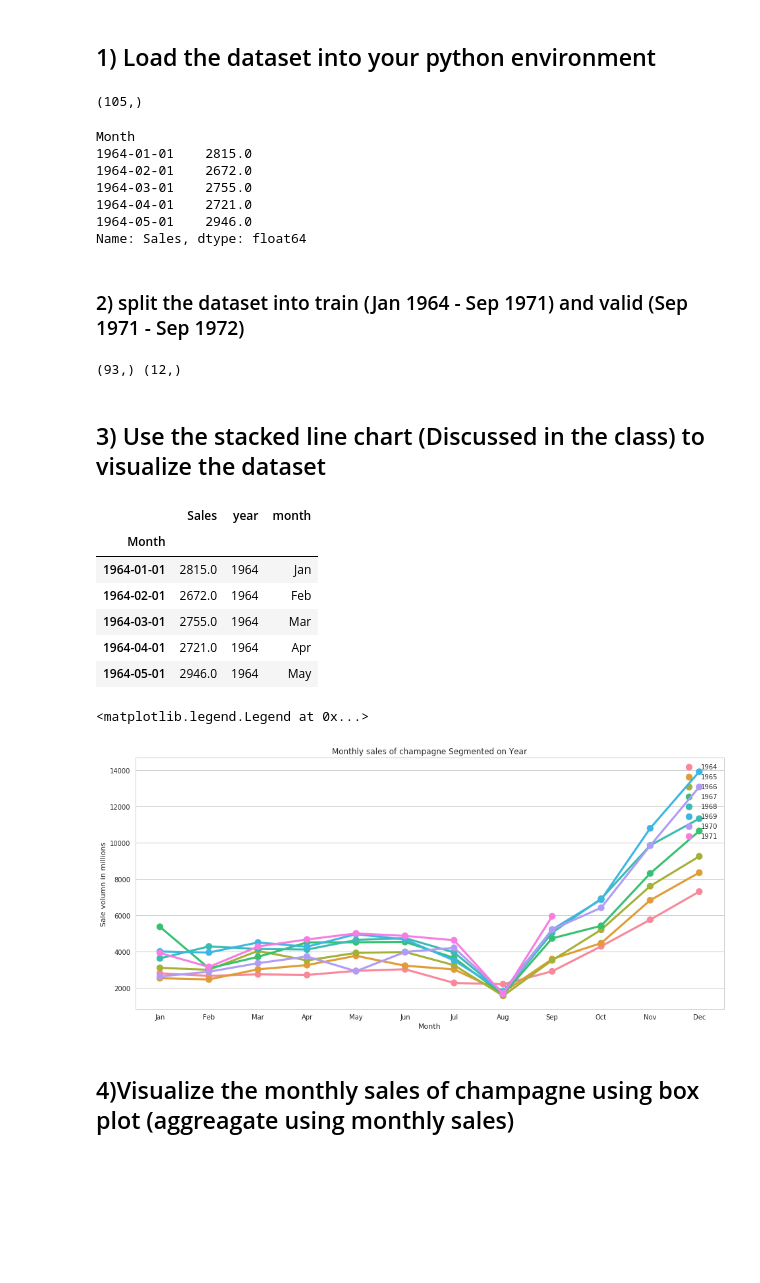
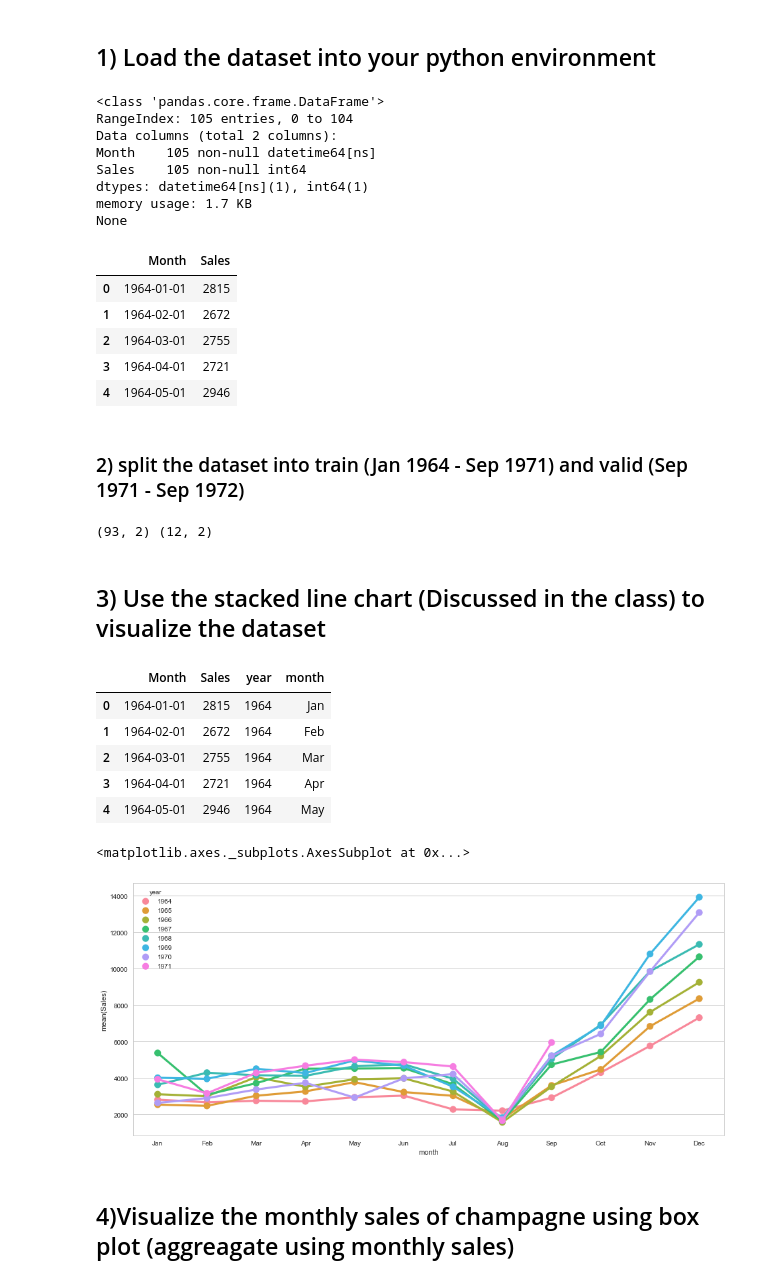
Before and after one commit to prakashjayy/Time_Series_Course, a Jupyter notebook: Project-1.ipynb, the cells around one changed output. Cells and saved outputs as stored; diff of their text form; code cells hidden in the pictures; blank space fills up the shorter version.

```diff
--- a/Project-1.ipynb
+++ b/Project-1.ipynb
@@ -48,54 +48,57 @@ def parser(x):
 # %% [markdown]
 ## 1) Load the dataset into your python environment
 # %%
-data = pd.Series.from_csv("data/perrin-freres-monthly-champagne.csv", header=0)
-print(data.shape)
-data.name = "Sales"
-data = data.apply(lambda x: np.float32(x))
+data = pd.read_csv("data/perrin-freres-monthly-champagne.csv")
+data["Month"] = pd.to_datetime(data["Month"])
+print(data.info())
 data.head()
 # %% [output]
-(105,)
+<class 'pandas.core.frame.DataFrame'>
+RangeIndex: 105 entries, 0 to 104
+Data columns (total 2 columns):
+Month    105 non-null datetime64[ns]
+Sales    105 non-null int64
+dtypes: datetime64[ns](1), int64(1)
+memory usage: 1.7 KB
+None
-Month
-1964-01-01    2815.0
-1964-02-01    2672.0
-1964-03-01    2755.0
-1964-04-01    2721.0
-1964-05-01    2946.0
-Name: Sales, dtype: float64
+|  | Month | Sales |
+| 0 | 1964-01-01 | 2815 |
+| 1 | 1964-02-01 | 2672 |
+| 2 | 1964-03-01 | 2755 |
+| 3 | 1964-04-01 | 2721 |
+| 4 | 1964-05-01 | 2946 |
 # %% [markdown]
 ### 2) split the dataset into train (Jan 1964 - Sep 1971) and valid (Sep 1971 - Sep 1972)
 # %%
-x_train = data[data.index <datetime.datetime(1971, 10, 1, 0, 0, 0)]
-x_valid = data[data.index >=datetime.datetime(1971, 10, 1, 0, 0, 0)]
+x_train = data[data["Month"] <datetime.datetime(1971, 10, 1, 0, 0, 0)]
+x_valid = data[data["Month"] >=datetime.datetime(1971, 10, 1, 0, 0, 0)]
 print(x_train.shape, x_valid.shape)
 # %% [output]
-(93,) (12,)
+(93, 2) (12, 2)
 # %% [markdown]
 ## 3) Use the stacked line chart (Discussed in the class) to visualize the dataset
 # %%
 ts = pd.DataFrame(x_train)
-ts["year"] = ts.index.to_series().dt.year
-ts["month"] = ts.index.to_series().dt.strftime('%b')
+ts["year"] = ts["Month"].dt.year
+ts["month"] = ts["Month"].dt.strftime('%b')
 ts.head()
 # %% [output]
-|  | Sales | year | month |
-| Month |  |  |  |
-| 1964-01-01 | 2815.0 | 1964 | Jan |
-| 1964-02-01 | 2672.0 | 1964 | Feb |
-| 1964-03-01 | 2755.0 | 1964 | Mar |
-| 1964-04-01 | 2721.0 | 1964 | Apr |
-| 1964-05-01 | 2946.0 | 1964 | May |
+|  | Month | Sales | year | month |
+| 0 | 1964-01-01 | 2815 | 1964 | Jan |
+| 1 | 1964-02-01 | 2672 | 1964 | Feb |
+| 2 | 1964-03-01 | 2755 | 1964 | Mar |
+| 3 | 1964-04-01 | 2721 | 1964 | Apr |
+| 4 | 1964-05-01 | 2946 | 1964 | May |
+# %%
+def stacked_point_plot(x_column_name, y_column_name, hue, data, order_of_the_axis):
+    return sns.pointplot(x=x_column_name, y=y_column_name, hue=hue, data=data, x_order=order_of_the_axis)
 # %%
 plt.figure(figsize=(16, 7))
-sns.pointplot(x="month", y="Sales", hue="year", data=ts, x_order=['Jan', 'Feb', 'Mar', 'Apr', 'May', 'Jun', 'Jul', 'Aug',
+stacked_point_plot("month", "Sales", "year", ts,['Jan', 'Feb', 'Mar', 'Apr', 'May', 'Jun', 'Jul', 'Aug',
        'Sep', 'Oct', 'Nov', 'Dec'])
-plt.xlabel("Month")
-plt.ylabel("Sale volumn in millions")
-plt.title("Monthly sales of champagne Segmented on Year")
-plt.legend(loc='upper right')
 # %% [output]
-<matplotlib.legend.Legend at 0x...>
+<matplotlib.axes._subplots.AxesSubplot at 0x...>
-[figure, old version]
+[figure, new version]
 # %% [markdown]
 ## 4)Visualize the monthly sales of champagne using box plot (aggreagate using monthly sales)
 # %%
```
Also changed, not shown: parts of 7 cells of this notebook, 59 other files.
